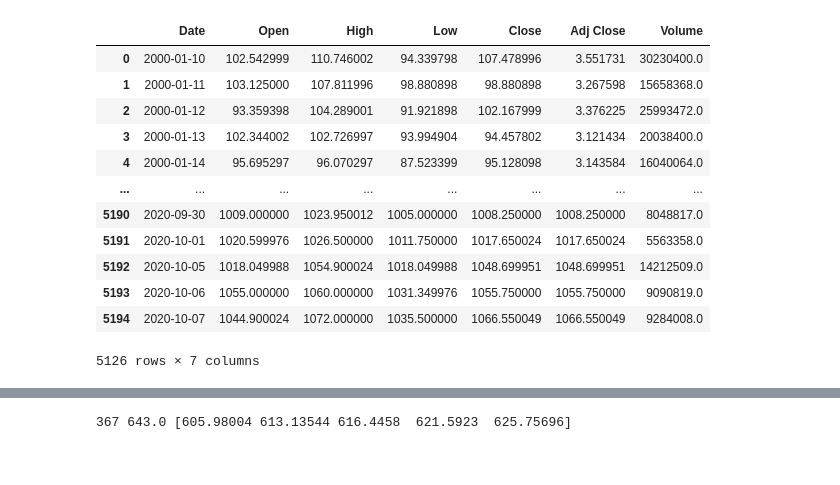
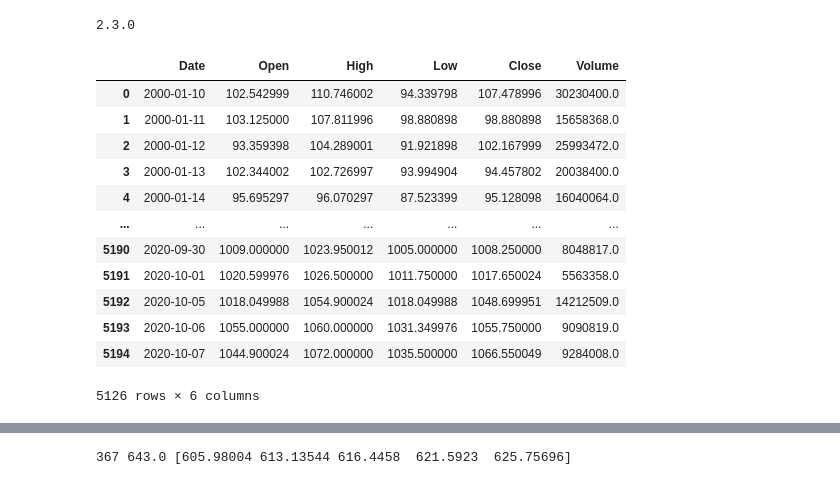
Before and after one commit to akki2503/Stock_market_predicting_dashboard, a Jupyter notebook: try_2.ipynb, the cells around one changed output, grey strips where cells are left out. Saved outputs shown, nothing was run; the diff lists cells and outputs as text; code cells hidden in the pictures.

```diff
--- a/try_2.ipynb
+++ b/try_2.ipynb
@@ -6,19 +1,38 @@ import matplotlib.pyplot as plt
+# %%
+import numpy as np
+import pandas as pd
+
+import matplotlib.pyplot as plt
+
+from keras.models import Sequential
+from keras.layers import Conv1D
+from keras.layers import Dense
+from keras.layers import LSTM, Flatten
+from keras.layers import Dropout
+
+import tensorflow as tf
+print(tf.__version__)
+import time, sys
+from IPython.display import clear_output
+# %% [output]
+2.3.0
 # %%
-raw_data = pd.read_csv('INFY.NS.csv')
+raw_data = pd.read_csv('Infosys.csv')
 raw_data = raw_data.dropna()
+raw_data = raw_data.drop(['Adj Close'], axis=1)
 raw_data
 # %% [output]
-|  | Date | Open | High | Low | Close | Adj Close | Volume |
-| 0 | 2000-01-10 | 102.542999 | 110.746002 | 94.339798 | 107.478996 | 3.551731 | 30230400.0 |
-| 1 | 2000-01-11 | 103.125000 | 107.811996 | 98.880898 | 98.880898 | 3.267598 | 15658368.0 |
-| 2 | 2000-01-12 | 93.359398 | 104.289001 | 91.921898 | 102.167999 | 3.376225 | 25993472.0 |
-| 3 | 2000-01-13 | 102.344002 | 102.726997 | 93.994904 | 94.457802 | 3.121434 | 20038400.0 |
-| 4 | 2000-01-14 | 95.695297 | 96.070297 | 87.523399 | 95.128098 | 3.143584 | 16040064.0 |
-| ... | ... | ... | ... | ... | ... | ... | ... |
-| 5190 | 2020-09-30 | 1009.000000 | 1023.950012 | 1005.000000 | 1008.250000 | 1008.250000 | 8048817.0 |
-| 5191 | 2020-10-01 | 1020.599976 | 1026.500000 | 1011.750000 | 1017.650024 | 1017.650024 | 5563358.0 |
-| 5192 | 2020-10-05 | 1018.049988 | 1054.900024 | 1018.049988 | 1048.699951 | 1048.699951 | 14212509.0 |
-| 5193 | 2020-10-06 | 1055.000000 | 1060.000000 | 1031.349976 | 1055.750000 | 1055.750000 | 9090819.0 |
-| 5194 | 2020-10-07 | 1044.900024 | 1072.000000 | 1035.500000 | 1066.550049 | 1066.550049 | 9284008.0 |
+|  | Date | Open | High | Low | Close | Volume |
+| 0 | 2000-01-10 | 102.542999 | 110.746002 | 94.339798 | 107.478996 | 30230400.0 |
+| 1 | 2000-01-11 | 103.125000 | 107.811996 | 98.880898 | 98.880898 | 15658368.0 |
+| 2 | 2000-01-12 | 93.359398 | 104.289001 | 91.921898 | 102.167999 | 25993472.0 |
+| 3 | 2000-01-13 | 102.344002 | 102.726997 | 93.994904 | 94.457802 | 20038400.0 |
+| 4 | 2000-01-14 | 95.695297 | 96.070297 | 87.523399 | 95.128098 | 16040064.0 |
+| ... | ... | ... | ... | ... | ... | ... |
+| 5190 | 2020-09-30 | 1009.000000 | 1023.950012 | 1005.000000 | 1008.250000 | 8048817.0 |
+| 5191 | 2020-10-01 | 1020.599976 | 1026.500000 | 1011.750000 | 1017.650024 | 5563358.0 |
+| 5192 | 2020-10-05 | 1018.049988 | 1054.900024 | 1018.049988 | 1048.699951 | 14212509.0 |
+| 5193 | 2020-10-06 | 1055.000000 | 1060.000000 | 1031.349976 | 1055.750000 | 9090819.0 |
+| 5194 | 2020-10-07 | 1044.900024 | 1072.000000 | 1035.500000 | 1066.550049 | 9284008.0 |
-5126 rows × 7 columns
+5126 rows × 6 columns
 # %%
```
Also changed, not shown: parts of 24 cells of this notebook, 10 other files.
